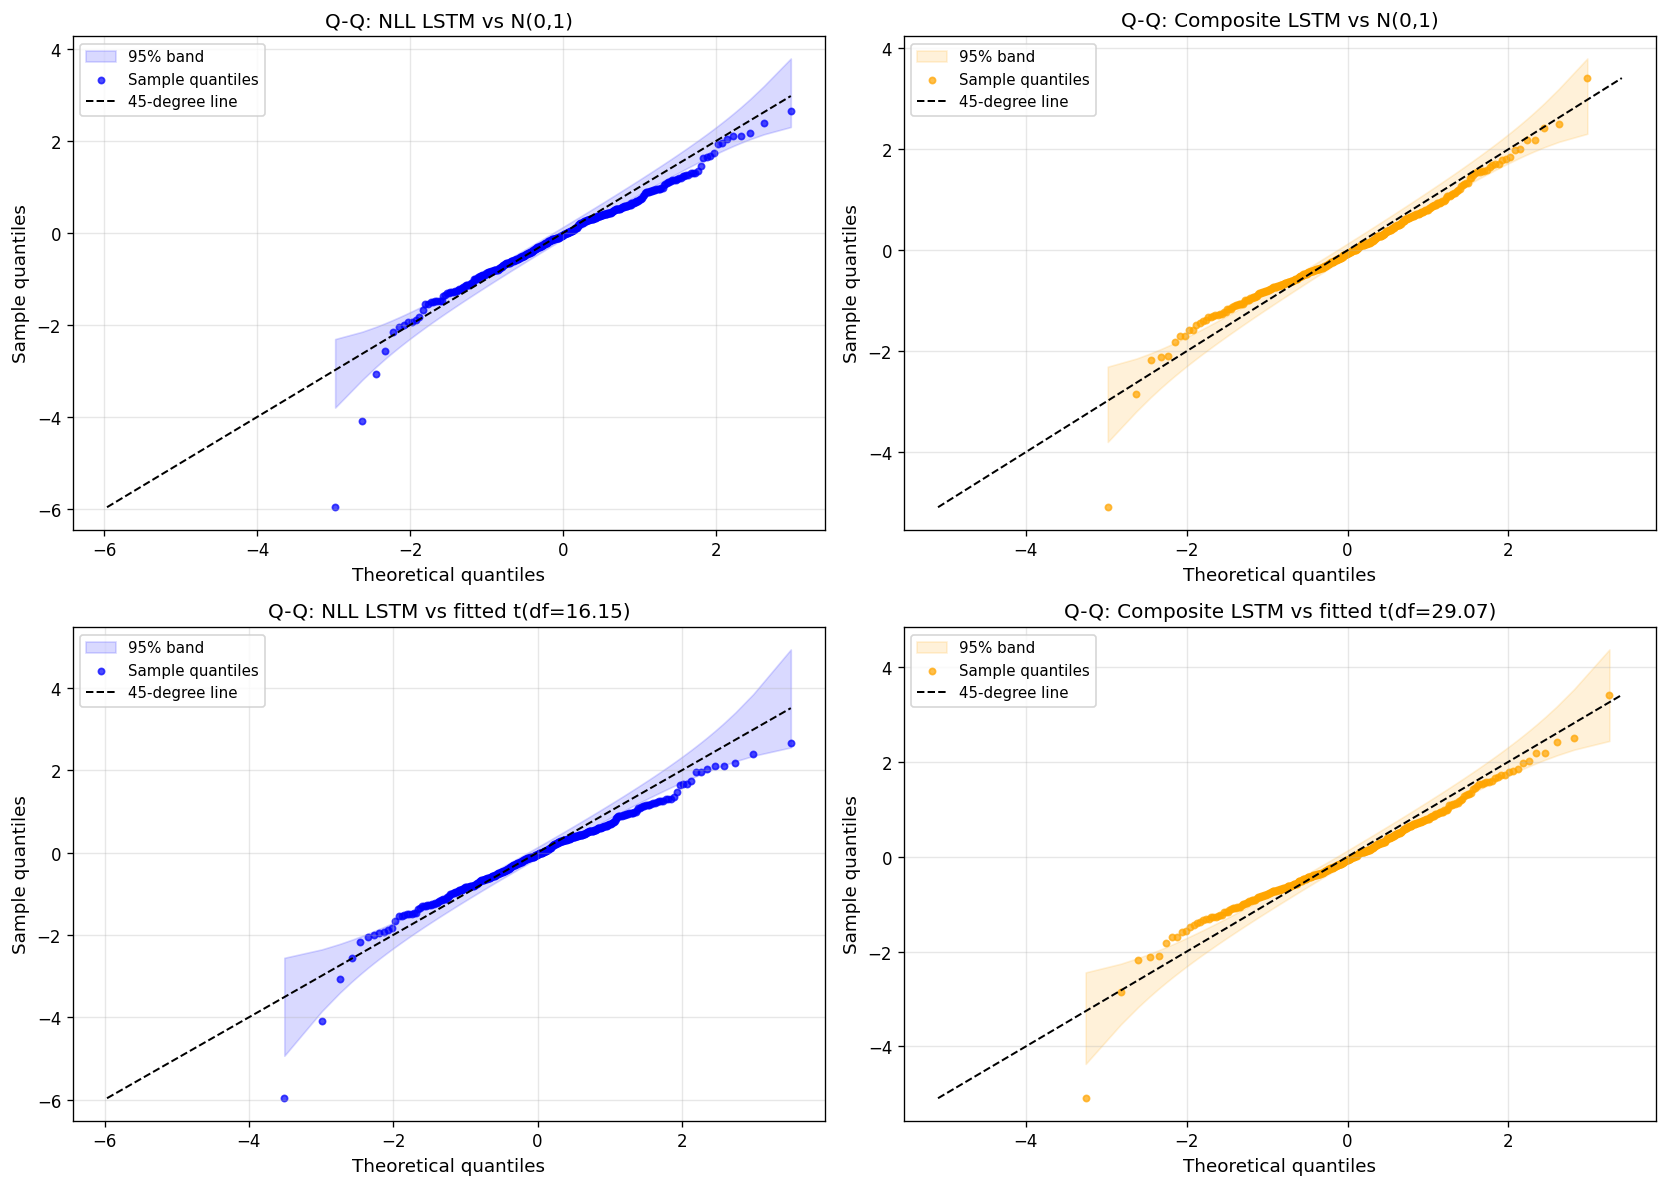
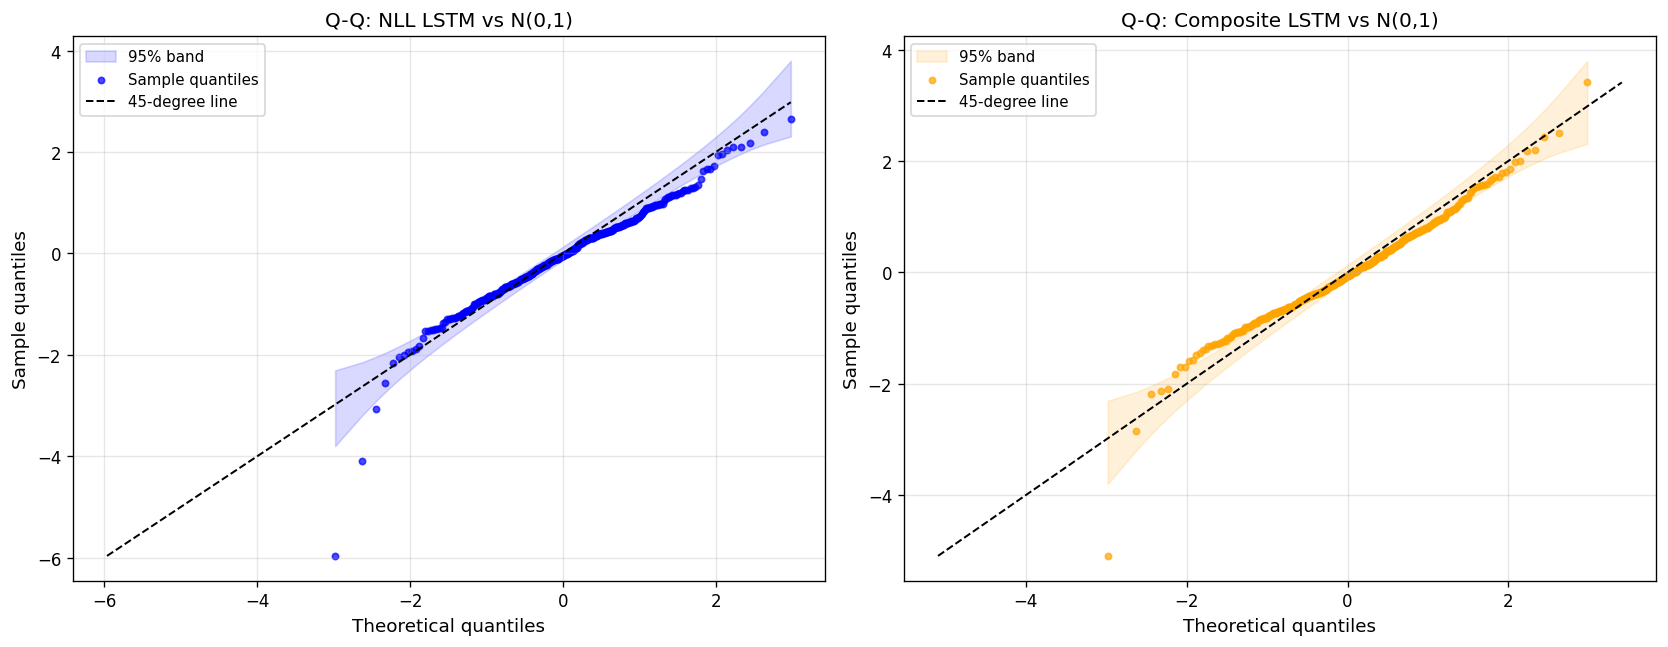
The notebook cell's code change between the first figure and the second:
--- before
+++ after
@@ -1,2 +1,4 @@
+# Figure 4 is the report's Gaussian residual diagnostic and should only show Q-Q plots under the Gaussian predictive law.
+# The same filenames are kept for backward compatibility; the fitted Student-t Q-Q panels now live only in Figure 7.
 nu_nll = fit_standard_t_df(z_nll)
 nu_comp = fit_standard_t_df(z_comp)
@@ -56,13 +58,22 @@
 display(ad_gaussian_df)
 
-fig, axes = plt.subplots(2, 2, figsize=(14, 10))
-qq_plot_with_bands(axes[0, 0], z_nll, stats.norm, {"loc": 0.0, "scale": 1.0}, "Q-Q: NLL LSTM vs N(0,1)", MODEL_COLORS["NLL LSTM"])
-qq_plot_with_bands(axes[0, 1], z_comp, stats.norm, {"loc": 0.0, "scale": 1.0}, "Q-Q: Composite LSTM vs N(0,1)", MODEL_COLORS["Composite LSTM"])
-qq_plot_with_bands(axes[1, 0], z_nll, stats.t, {"df": nu_nll, "loc": 0.0, "scale": 1.0}, f"Q-Q: NLL LSTM vs fitted t(df={nu_nll:.2f})", MODEL_COLORS["NLL LSTM"])
-qq_plot_with_bands(axes[1, 1], z_comp, stats.t, {"df": nu_comp, "loc": 0.0, "scale": 1.0}, f"Q-Q: Composite LSTM vs fitted t(df={nu_comp:.2f})", MODEL_COLORS["Composite LSTM"])
-fig.tight_layout()
+gaussian_qq_panels = [
+    {
+        "sample": z_nll,
+        "dist": stats.norm,
+        "params": {"loc": 0.0, "scale": 1.0},
+        "title": "Q-Q: NLL LSTM vs N(0,1)",
+        "color": MODEL_COLORS["NLL LSTM"],
+    },
+    {
+        "sample": z_comp,
+        "dist": stats.norm,
+        "params": {"loc": 0.0, "scale": 1.0},
+        "title": "Q-Q: Composite LSTM vs N(0,1)",
+        "color": MODEL_COLORS["Composite LSTM"],
+    },
+]
 figure_4_path = FIGURES_DIR / "figure4_qq_grid.pdf"
-fig.savefig(figure_4_path, bbox_inches="tight")
-plt.show()
+export_qq_figure(gaussian_qq_panels, figure_4_path, figsize=(14, 5.5))
 
 fig, axes = plt.subplots(2, 2, figsize=(14, 10))
@@ -83,4 +94,5 @@
 print("Gaussian interval coverage results for the LSTM models:")
 display(coverage_gaussian_all)
+print("Figure 4 now contains only Gaussian Q-Q diagnostics; fitted Student-t Q-Q panels are exported separately in Figure 7.")
 print(f"Figure 4 saved to: {figure_4_path}")
 print(f"Figure 5 saved to: {figure_5_path}")

Commit: Reset execution count in probabilistic calibration study notebook and add export function for Q-Q figures. This function allows for the generation and saving of Q-Q plots based on specified panel specifications, enhancing the notebook's analytical capabilities.